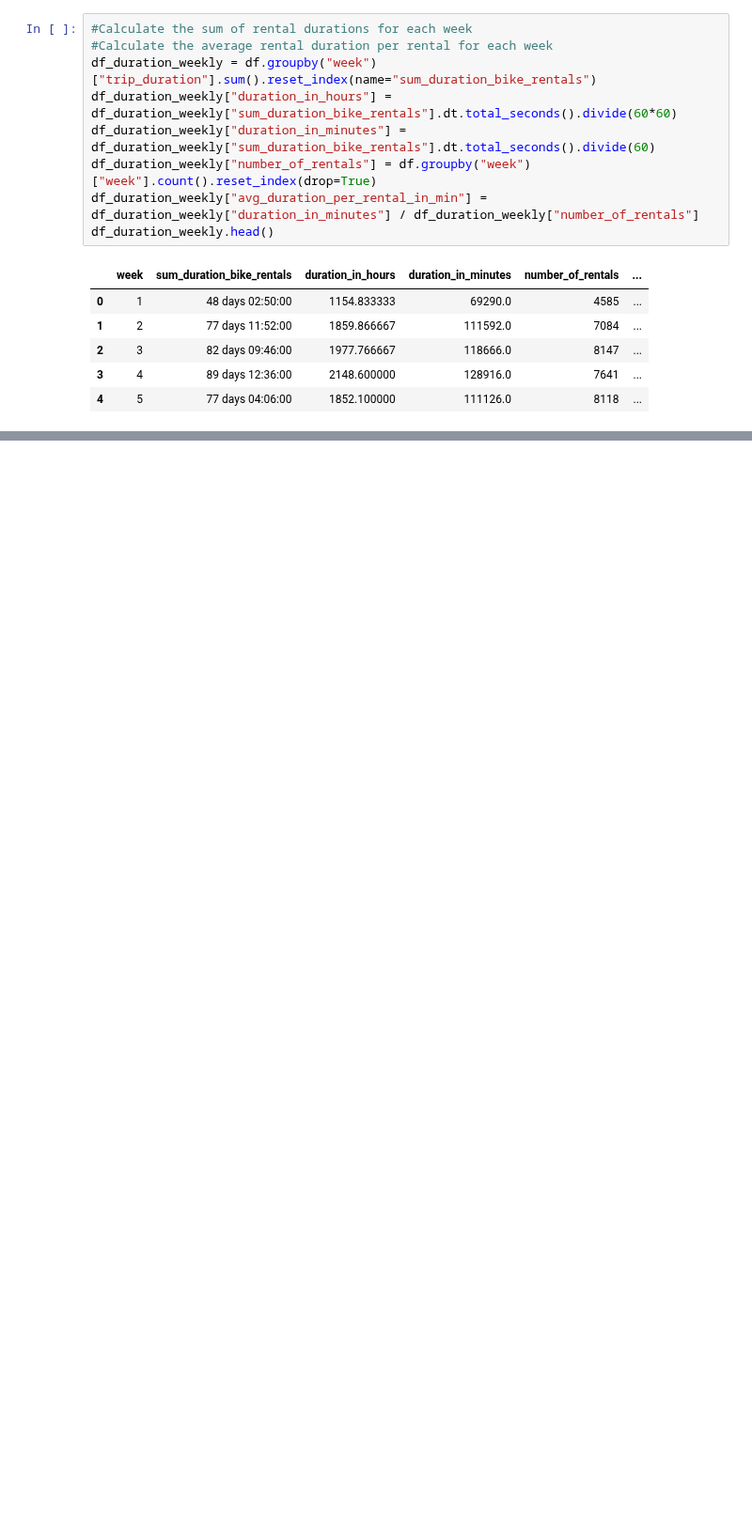
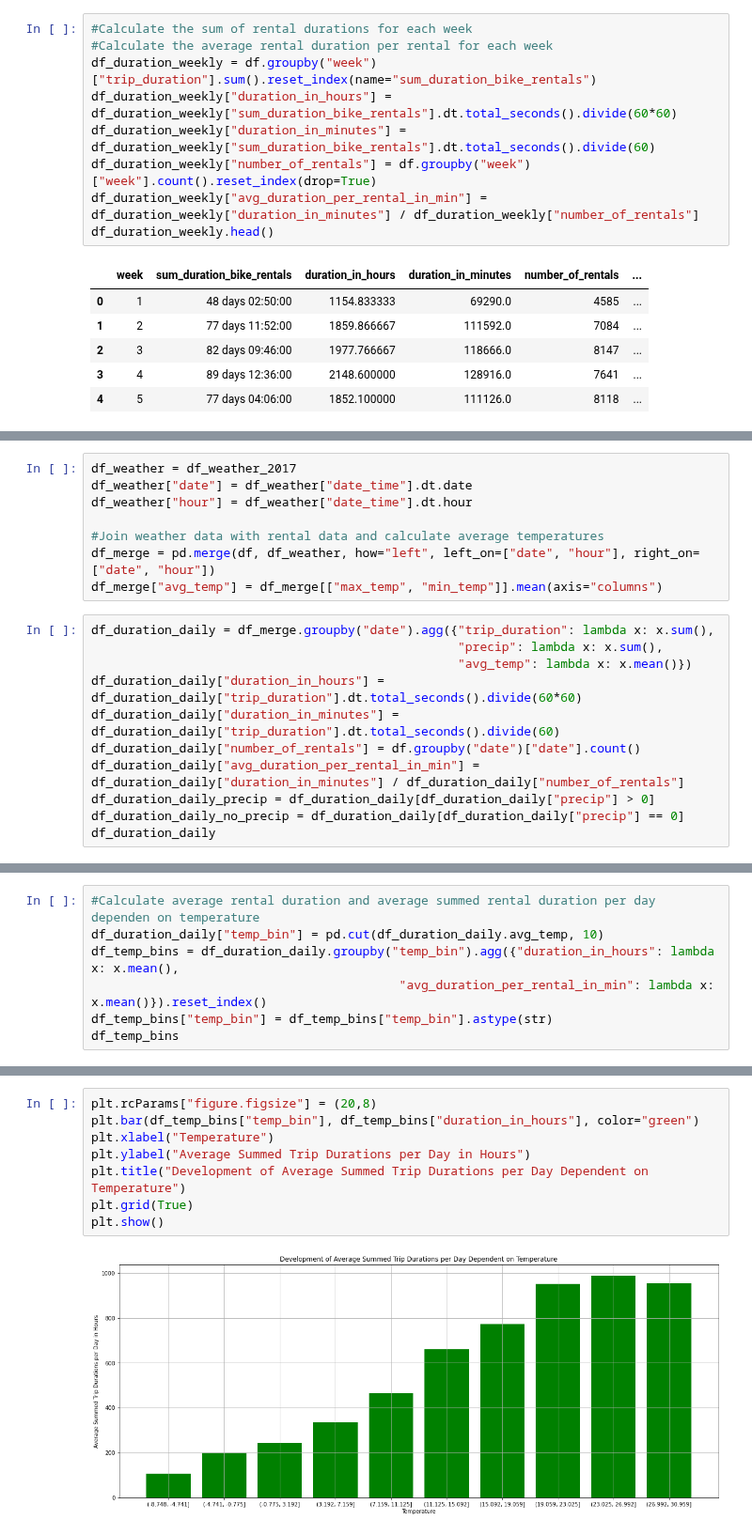
Before and after one commit to yassinehammou27/intentionally_blank, a Jupyter notebook: Team Assignment - Intentionally Blank.ipynb, the cells around one changed output, grey strips where cells are left out. Shown at 94% size. Saved outputs shown, nothing was run; the diff lists cells and outputs as text; blank space fills up the shorter version.

```diff
--- a/Team Assignment - Intentionally Blank.ipynb
+++ b/Team Assignment - Intentionally Blank.ipynb
@@ -731,0 +733,19 @@ plt.show()
+# %%
+df_weather = df_weather_2017
+df_weather["date"] = df_weather["date_time"].dt.date
+df_weather["hour"] = df_weather["date_time"].dt.hour
+
+#Join weather data with rental data and calculate average temperatures
+df_merge = pd.merge(df, df_weather, how="left", left_on=["date", "hour"], right_on=["date", "hour"])
+df_merge["avg_temp"] = df_merge[["max_temp", "min_temp"]].mean(axis="columns")
+# %%
+df_duration_daily = df_merge.groupby("date").agg({"trip_duration": lambda x: x.sum(),
+                                                  "precip": lambda x: x.sum(),
+                                                  "avg_temp": lambda x: x.mean()})
+df_duration_daily["duration_in_hours"] = df_duration_daily["trip_duration"].dt.total_seconds().divide(60*60)
+df_duration_daily["duration_in_minutes"] = df_duration_daily["trip_duration"].dt.total_seconds().divide(60)
+df_duration_daily["number_of_rentals"] = df.groupby("date")["date"].count()
+df_duration_daily["avg_duration_per_rental_in_min"] = df_duration_daily["duration_in_minutes"] / df_duration_daily["number_of_rentals"]
+df_duration_daily_precip = df_duration_daily[df_duration_daily["precip"] > 0]
+df_duration_daily_no_precip = df_duration_daily[df_duration_daily["precip"] == 0]
+df_duration_daily
@@ -731,0 +783,7 @@ plt.show()
+# %%
+#Calculate average rental duration and average summed rental duration per day dependen on temperature
+df_duration_daily["temp_bin"] = pd.cut(df_duration_daily.avg_temp, 10)
+df_temp_bins = df_duration_daily.groupby("temp_bin").agg({"duration_in_hours": lambda x: x.mean(),
+                                          "avg_duration_per_rental_in_min": lambda x: x.mean()}).reset_index()
+df_temp_bins["temp_bin"] = df_temp_bins["temp_bin"].astype(str)
+df_temp_bins
@@ -731,0 +802,10 @@ plt.show()
+# %%
+plt.rcParams["figure.figsize"] = (20,8)
+plt.bar(df_temp_bins["temp_bin"], df_temp_bins["duration_in_hours"], color="green")
+plt.xlabel("Temperature")
+plt.ylabel("Average Summed Trip Durations per Day in Hours")
+plt.title("Development of Average Summed Trip Durations per Day Dependent on Temperature")
+plt.grid(True)
+plt.show()
+# %% [output]
+[figure, added]
```
Also changed, not shown: parts of 48 cells of this notebook.
